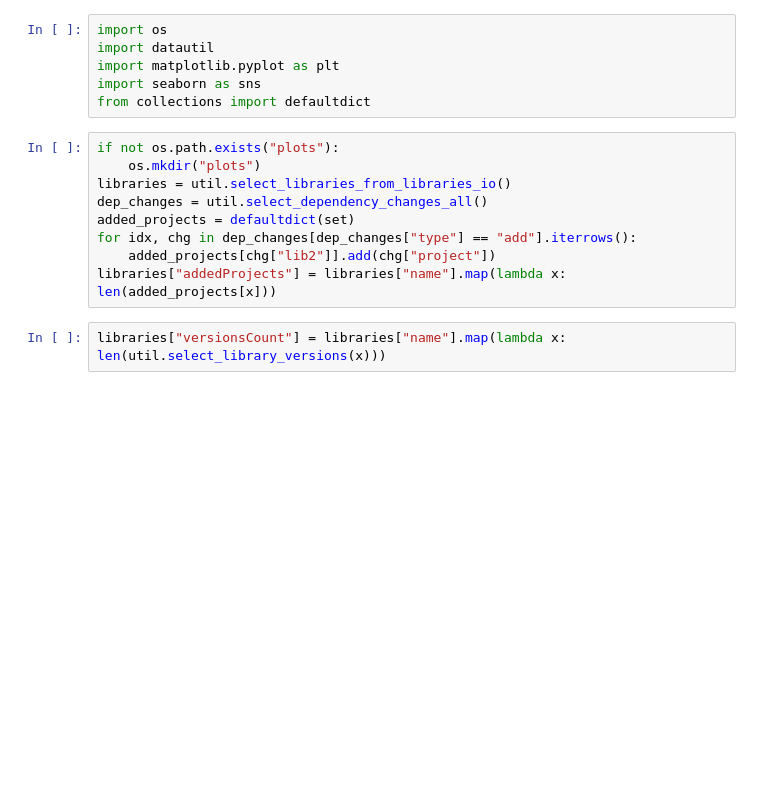
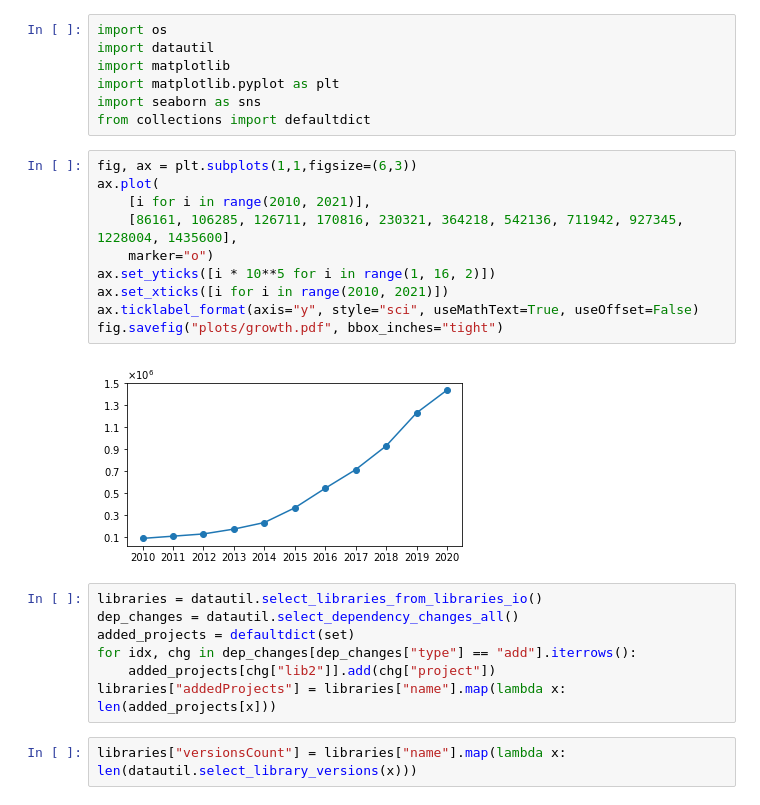
Before and after one commit to hehao98/LibraryMigration, a Jupyter notebook: plot_libraries.ipynb, the cells around one changed output. Cells and saved outputs as stored; diff of their text form; blank space fills up the shorter version.

Commit message:
Update to align paper util data collection section

```diff
--- a/plot_libraries.ipynb
+++ b/plot_libraries.ipynb
@@ -1,19 +1,30 @@
 # %%
 import os
 import datautil
+import matplotlib
 import matplotlib.pyplot as plt
 import seaborn as sns
 from collections import defaultdict
+# %%
+fig, ax = plt.subplots(1,1,figsize=(6,3))
+ax.plot(
+    [i for i in range(2010, 2021)],
+    [86161, 106285, 126711, 170816, 230321, 364218, 542136, 711942, 927345, 1228004, 1435600],
+    marker="o")
+ax.set_yticks([i * 10**5 for i in range(1, 16, 2)])
+ax.set_xticks([i for i in range(2010, 2021)])
+ax.ticklabel_format(axis="y", style="sci", useMathText=True, useOffset=False)
+fig.savefig("plots/growth.pdf", bbox_inches="tight")
+# %% [output]
+[figure, added]
 # %%
-if not os.path.exists("plots"):
-    os.mkdir("plots")
-libraries = util.select_libraries_from_libraries_io()
-dep_changes = util.select_dependency_changes_all()
+libraries = datautil.select_libraries_from_libraries_io()
+dep_changes = datautil.select_dependency_changes_all()
 added_projects = defaultdict(set)
 for idx, chg in dep_changes[dep_changes["type"] == "add"].iterrows():
     added_projects[chg["lib2"]].add(chg["project"])
 libraries["addedProjects"] = libraries["name"].map(lambda x: len(added_projects[x]))
 # %%
-libraries["versionsCount"] = libraries["name"].map(lambda x: len(util.select_library_versions(x)))
+libraries["versionsCount"] = libraries["name"].map(lambda x: len(datautil.select_library_versions(x)))
 # %%
 libraries[["dependentRepositoriesCount", "addedProjects", "versionsCount"]].describe()
```
Also changed, not shown: parts of 6 cells of this notebook, 5 other files.
